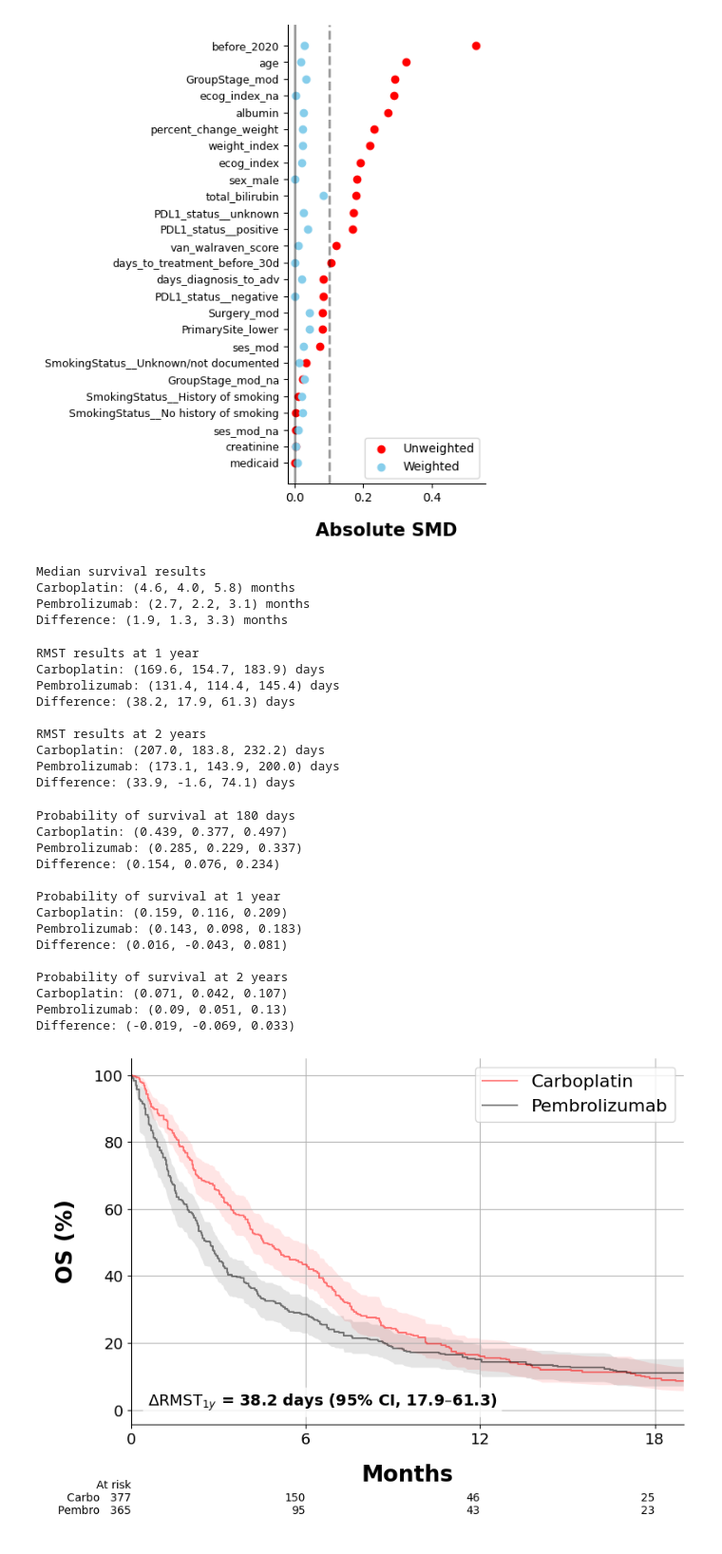
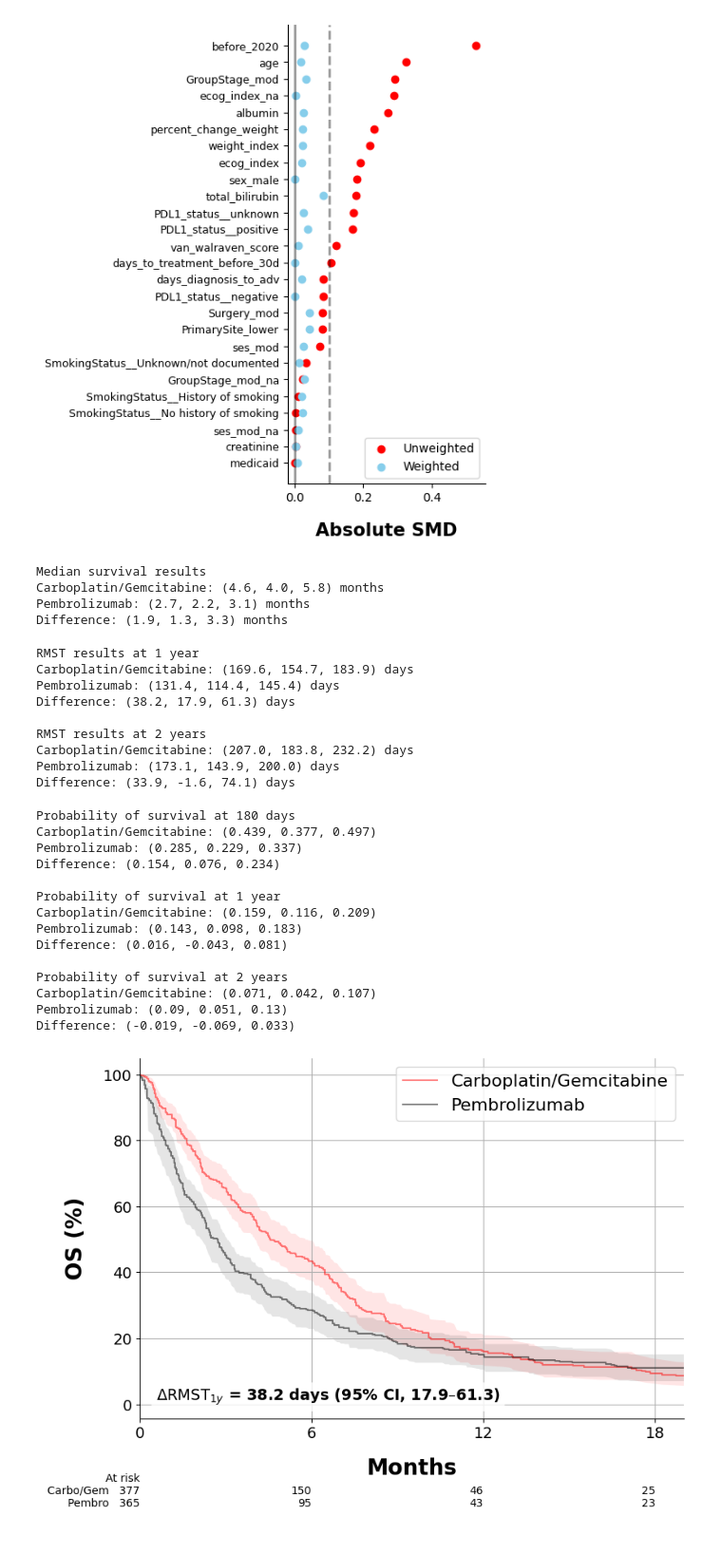
Before and after one commit to xavier-orcutt/io-heterogeneity, a Jupyter notebook: aUC/notebooks/os_below_crossover.ipynb, the cells around one changed output. Shown at 95% size. Saved outputs shown, nothing was run; the diff lists cells and outputs as text; code cells hidden in the pictures.

```diff
--- a/aUC/notebooks/os_below_crossover.ipynb
+++ b/aUC/notebooks/os_below_crossover.ipynb
@@ -173,65 +173,65 @@ results = estimator.survival_metrics(df = iptw_df,
                                      n_jobs = -1)
 # %%
 print('Median survival results')
-print(f'Carboplatin: {tuple(round(x / 30, 1) for x in results['treatment']['median'])} months')
+print(f'Carboplatin/Gemcitabine: {tuple(round(x / 30, 1) for x in results['treatment']['median'])} months')
 print(f'Pembrolizumab: {tuple(round(x / 30, 1) for x in results['control']['median'])} months')
 print(f'Difference: {tuple(round(x / 30, 1) for x in results['difference']['median'])} months')
 # %% [output]
 Median survival results
-Carboplatin: (4.6, 4.0, 5.8) months
+Carboplatin/Gemcitabine: (4.6, 4.0, 5.8) months
 Pembrolizumab: (2.7, 2.2, 3.1) months
 Difference: (1.9, 1.3, 3.3) months
 # %%
 print('RMST results at 1 year')
-print(f'Carboplatin: {tuple(round(x, 1) for x in results['treatment']['rmst'][365])} days')
+print(f'Carboplatin/Gemcitabine: {tuple(round(x, 1) for x in results['treatment']['rmst'][365])} days')
 print(f'Pembrolizumab: {tuple(round(x, 1) for x in results['control']['rmst'][365])} days')
 print(f'Difference: {tuple(round(x, 1) for x in results['difference']['rmst'][365])} days')
 
 print('')
 print('RMST results at 2 years')
-print(f'Carboplatin: {tuple(round(x, 1) for x in results['treatment']['rmst'][730])} days')
+print(f'Carboplatin/Gemcitabine: {tuple(round(x, 1) for x in results['treatment']['rmst'][730])} days')
 print(f'Pembrolizumab: {tuple(round(x, 1) for x in results['control']['rmst'][730])} days')
 print(f'Difference: {tuple(round(x, 1) for x in results['difference']['rmst'][730])} days')
 # %% [output]
 RMST results at 1 year
-Carboplatin: (169.6, 154.7, 183.9) days
+Carboplatin/Gemcitabine: (169.6, 154.7, 183.9) days
 Pembrolizumab: (131.4, 114.4, 145.4) days
 Difference: (38.2, 17.9, 61.3) days
 
 RMST results at 2 years
-Carboplatin: (207.0, 183.8, 232.2) days
+Carboplatin/Gemcitabine: (207.0, 183.8, 232.2) days
 Pembrolizumab: (173.1, 143.9, 200.0) days
 Difference: (33.9, -1.6, 74.1) days
 # %%
 print('Probability of survival at 180 days')
-print(f'Carboplatin: {tuple(round(x, 3) for x in results['treatment']['survival_prob'][180])}')
+print(f'Carboplatin/Gemcitabine: {tuple(round(x, 3) for x in results['treatment']['survival_prob'][180])}')
 print(f'Pembrolizumab: {tuple(round(x, 3) for x in results['control']['survival_prob'][180])}')
 print(f'Difference: {tuple(round(x, 3) for x in results['difference']['survival_prob'][180])}')
 
 print('')
 print('Probability of survival at 1 year')
-print(f'Carboplatin: {tuple(round(x, 3) for x in results['treatment']['survival_prob'][365])}')
+print(f'Carboplatin/Gemcitabine: {tuple(round(x, 3) for x in results['treatment']['survival_prob'][365])}')
 print(f'Pembrolizumab: {tuple(round(x, 3) for x in results['control']['survival_prob'][365])}')
 print(f'Difference: {tuple(round(x, 3) for x in results['difference']['survival_prob'][365])}')
 
 print('')
 print('Probability of survival at 2 years')
-print(f'Carboplatin: {tuple(round(x, 3) for x in results['treatment']['survival_prob'][730])}')
+print(f'Carboplatin/Gemcitabine: {tuple(round(x, 3) for x in results['treatment']['survival_prob'][730])}')
 print(f'Pembrolizumab: {tuple(round(x, 3) for x in results['control']['survival_prob'][730])}')
 print(f'Difference: {tuple(round(x, 3) for x in results['difference']['survival_prob'][730])}')
 # %% [output]
 Probability of survival at 180 days
-Carboplatin: (0.439, 0.377, 0.497)
+Carboplatin/Gemcitabine: (0.439, 0.377, 0.497)
 Pembrolizumab: (0.285, 0.229, 0.337)
 Difference: (0.154, 0.076, 0.234)
 
 Probability of survival at 1 year
-Carboplatin: (0.159, 0.116, 0.209)
+Carboplatin/Gemcitabine: (0.159, 0.116, 0.209)
 Pembrolizumab: (0.143, 0.098, 0.183)
 Difference: (0.016, -0.043, 0.081)
 
 Probability of survival at 2 years
-Carboplatin: (0.071, 0.042, 0.107)
+Carboplatin/Gemcitabine: (0.071, 0.042, 0.107)
 Pembrolizumab: (0.09, 0.051, 0.13)
 Difference: (-0.019, -0.069, 0.033)
 # %%
@@ -243,7 +243,7 @@ ax.step(km_confidence_intervals_df.time,
         km_confidence_intervals_df.treatment_estimate * 100,
         color='red',
         alpha=0.5,
-        label='Carboplatin')
+        label='Carboplatin/Gemcitabine')
 
 # 95% CI
 ax.fill_between(km_confidence_intervals_df.time,
@@ -279,32 +279,32 @@ ax.grid(True)
 
 ax.spines['top'].set_visible(False)
 ax.spines['right'].set_visible(False)
 
 # RMST difference at 2 years
 rmst_diff, rmst_lower, rmst_upper = results['difference']['rmst'][365]
 
 rmst_text = (
     r'$\Delta \mathrm{RMST}_{1y}$ = '
     f'{rmst_diff:.1f} days '
     f'(95% CI, {rmst_lower:.1f}–{rmst_upper:.1f})'
 )
 
 add_at_risk_counts(
     estimator.treat_km_,
     estimator.control_km_,
     rows_to_show=['At risk'],
-    labels=['Carbo', 'Pembro'],
+    labels=['Carbo/Gem', 'Pembro'],
     xticks=tick_days
 )
 
 ax.text(
     0.03, 0.05, rmst_text,
     transform=ax.transAxes,
     fontsize=14,
     fontweight='bold',
     bbox=dict(boxstyle='round,pad=0.3', facecolor='white', alpha=0.8, edgecolor='none')
 )
 
 plt.savefig('../outputs/os_below_crossover.pdf', format='pdf', bbox_inches='tight')
 # %% [output]
-[figure, old version]
+[figure, new version]
```
Also changed, not shown: parts of 2 cells of this notebook, 2 other files.
